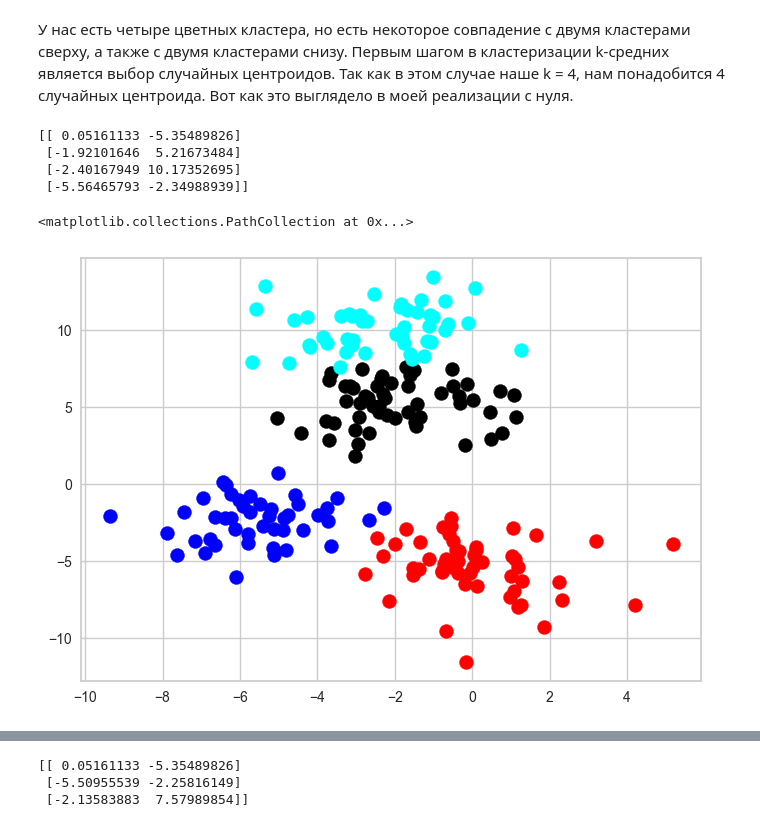
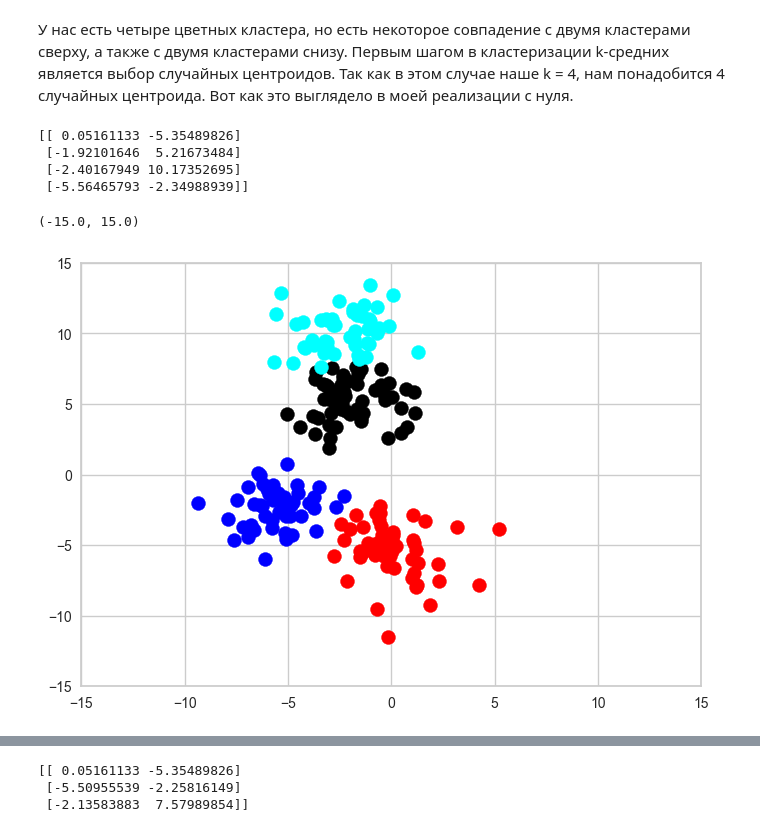
Before and after one commit to igumnov-daniel/HOCK_SEPTEMBER_2023, a Jupyter notebook: 16_trees_and_clustering/clustering.ipynb, the cells around one changed output, grey strips where cells are left out. Cells and saved outputs as stored; diff of their text form; code cells hidden in the pictures.

```diff
--- a/16_trees_and_clustering/clustering.ipynb
+++ b/16_trees_and_clustering/clustering.ipynb
@@ -129,26 +121,28 @@ plt.ylim(-15,15)
 # %%
 # import KMeans
 import matplotlib.pyplot as plt
 import seaborn as sns
 from sklearn.cluster import KMeans
 
 # create kmeans object
 kmeans = KMeans(n_clusters=4)# fit kmeans object to data
 kmeans.fit(points)# print location of clusters learned by kmeans object
 print(kmeans.cluster_centers_)# save new clusters for chart
 y_km = kmeans.fit_predict(points)
 
 plt.scatter(points[y_km ==0,0], points[y_km == 0,1], s=100, c='red')
 plt.scatter(points[y_km ==1,0], points[y_km == 1,1], s=100, c='black')
 plt.scatter(points[y_km ==2,0], points[y_km == 2,1], s=100, c='blue')
 plt.scatter(points[y_km ==3,0], points[y_km == 3,1], s=100, c='cyan')
+plt.xlim(-15,15)
+plt.ylim(-15,15)
 # %% [output]
 [[ 0.05161133 -5.35489826]
  [-1.92101646  5.21673484]
  [-2.40167949 10.17352695]
  [-5.56465793 -2.34988939]]
-<matplotlib.collections.PathCollection at 0x...>
+(-15.0, 15.0)
-[figure, old version]
+[figure, new version]
 # %%
 # Instantiate the clustering model and visualizer
 model = KMeans()
```
Also changed, not shown: parts of 17 cells of this notebook.
